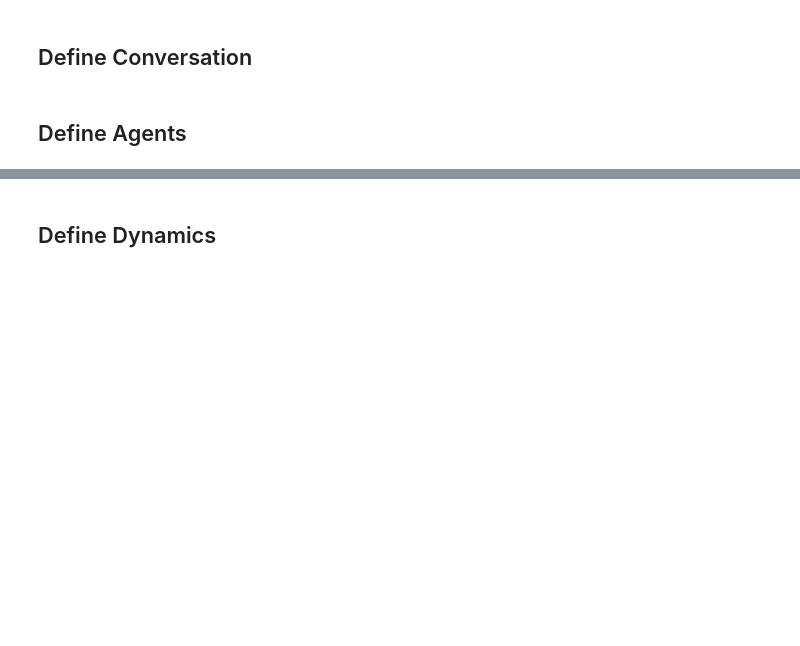
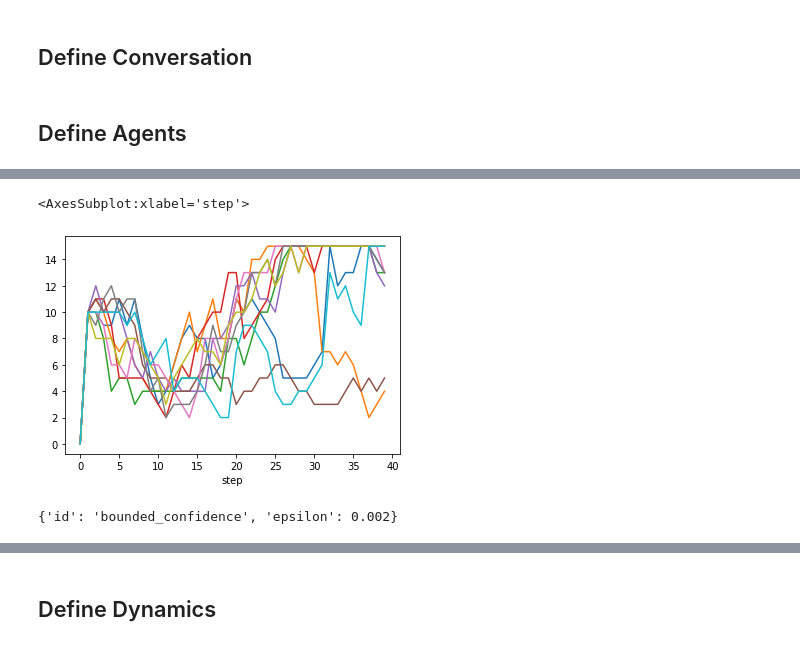
Before and after one commit to debatelab/ada-simulation, a Jupyter notebook: belief-dynamics_with_lms.ipynb, the cells around one changed output, grey strips where cells are left out. Saved outputs shown, nothing was run; the diff lists cells and outputs as text; code cells hidden in the pictures; blank space fills up the shorter version.

```diff
--- a/belief-dynamics_with_lms.ipynb
+++ b/belief-dynamics_with_lms.ipynb
@@ -294,0 +673,9 @@ agent2.conversation.data.loc[0]
+# %%
+conversation.data.perspective.apply(len).unstack().plot(legend=False)
+# %% [output]
+<AxesSubplot:xlabel='step'>
+[figure, added]
+# %%
+agents[0].peer_selection_args
+# %% [output]
+{'id': 'bounded_confidence', 'epsilon': 0.002}
```
Also changed, not shown: parts of 29 cells of this notebook, 4 other files.
